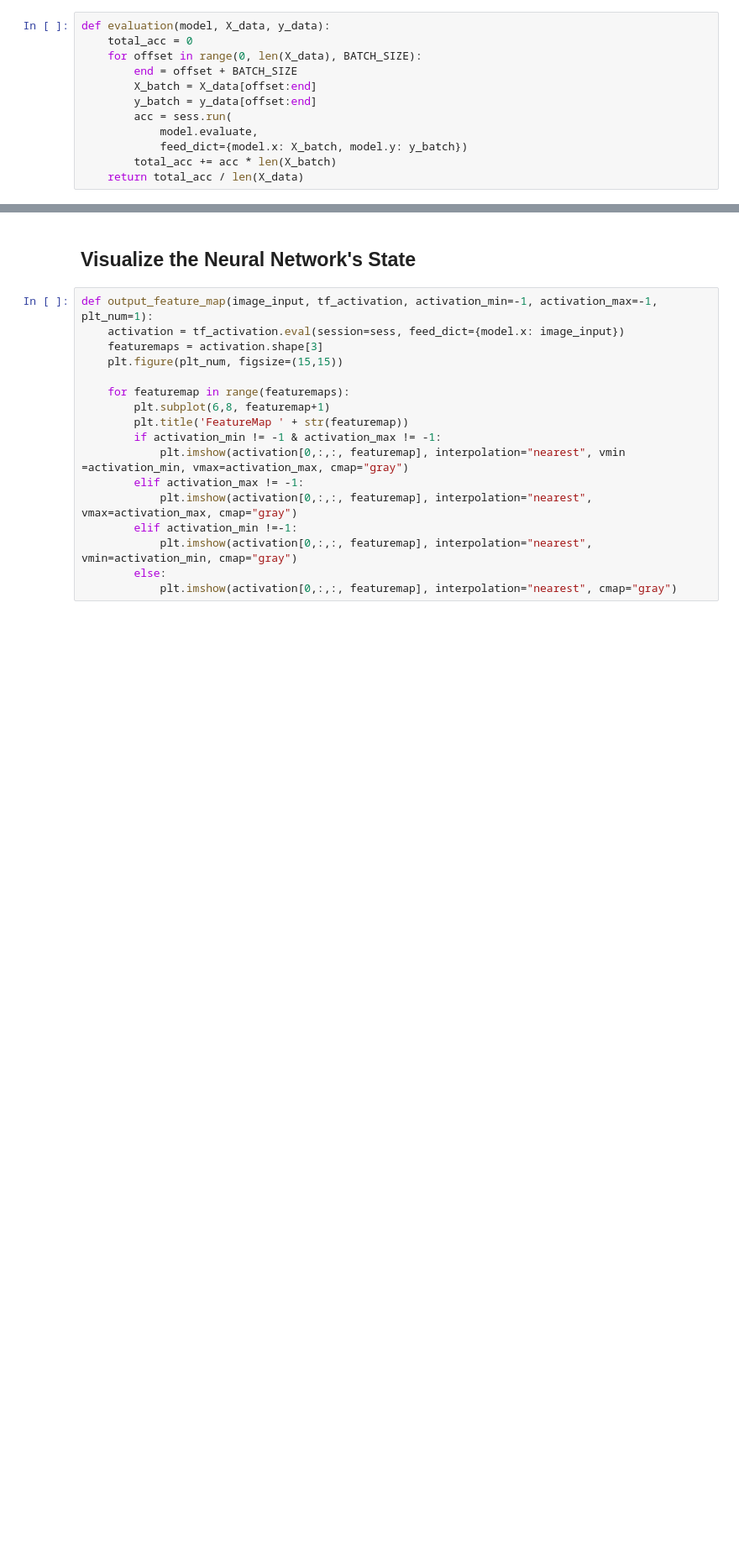
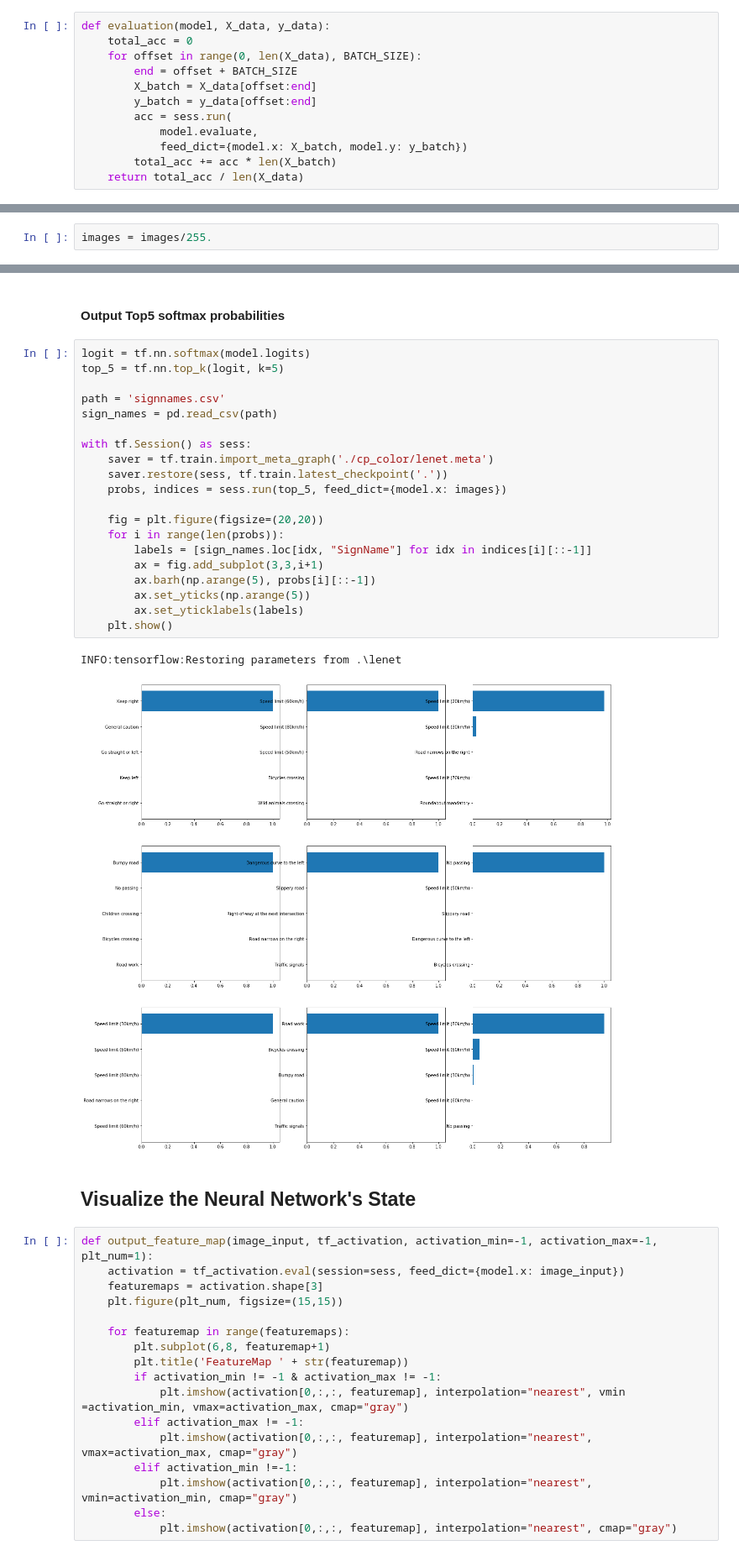
Before and after one commit to MasanaoMatsuda/finding-lane-lines, a Jupyter notebook: TrafficSignClassifier/TrafficSignClassifier.ipynb, the cells around one changed output, grey strips where cells are left out. Shown: that part at 84% size. Drawn from its saved outputs; the diff is of its cells as text; blank space fills up the shorter version.

```diff
--- a/TrafficSignClassifier/TrafficSignClassifier.ipynb
+++ b/TrafficSignClassifier/TrafficSignClassifier.ipynb
@@ -150,0 +226,2 @@ Test Accuracy: 0.934
+# %%
+images = images/255.
@@ -151,3 +242,28 @@ Test Accuracy: 0.934
+# %% [markdown]
+#### Output Top5 softmax probabilities
+# %%
+logit = tf.nn.softmax(model.logits)
+top_5 = tf.nn.top_k(logit, k=5)
+
+path = 'signnames.csv'
+sign_names = pd.read_csv(path)
+
+with tf.Session() as sess:
+    saver = tf.train.import_meta_graph('./cp_color/lenet.meta')
+    saver.restore(sess, tf.train.latest_checkpoint('.'))
+    probs, indices = sess.run(top_5, feed_dict={model.x: images})
+
+    fig = plt.figure(figsize=(20,20))
+    for i in range(len(probs)):
+        labels = [sign_names.loc[idx, "SignName"] for idx in indices[i][::-1]]
+        ax = fig.add_subplot(3,3,i+1)
+        ax.barh(np.arange(5), probs[i][::-1])
+        ax.set_yticks(np.arange(5))
+        ax.set_yticklabels(labels)
+    plt.show()
+# %% [output]
+INFO:tensorflow:Restoring parameters from .\lenet
+[figure, added]
 # %% [markdown]
 ## Visualize the Neural Network's State
 # %%
```
Also changed, not shown: parts of 43 cells of this notebook, 15 other files.
